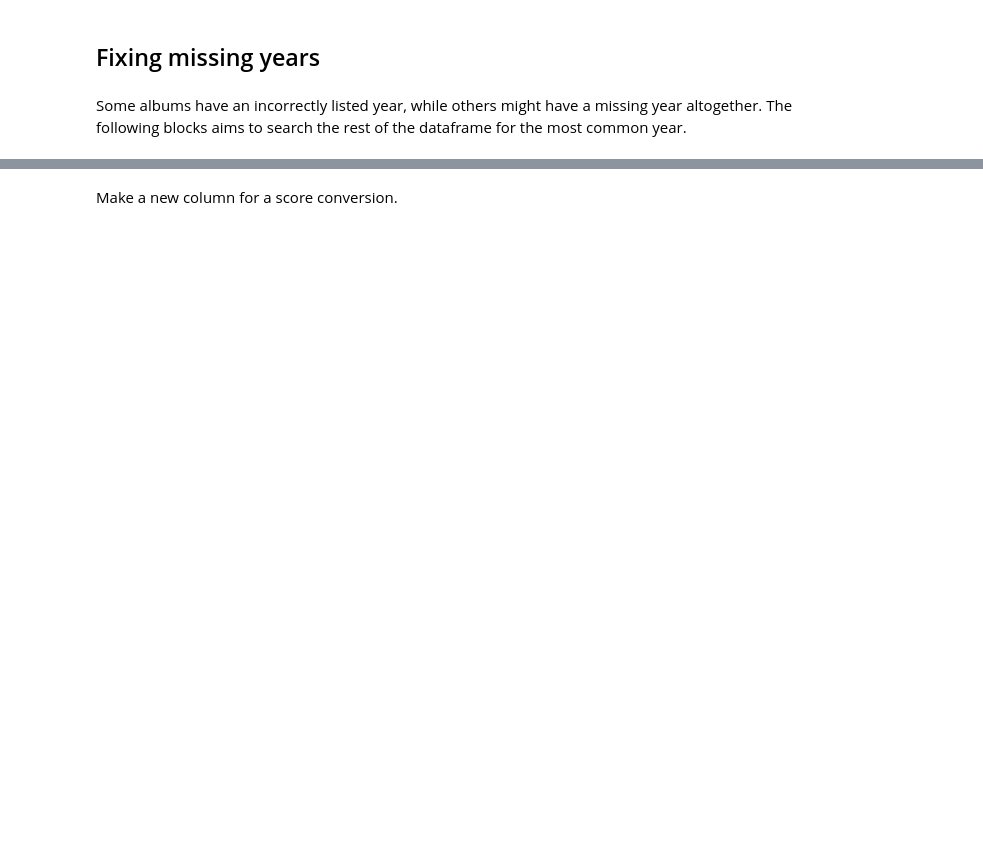
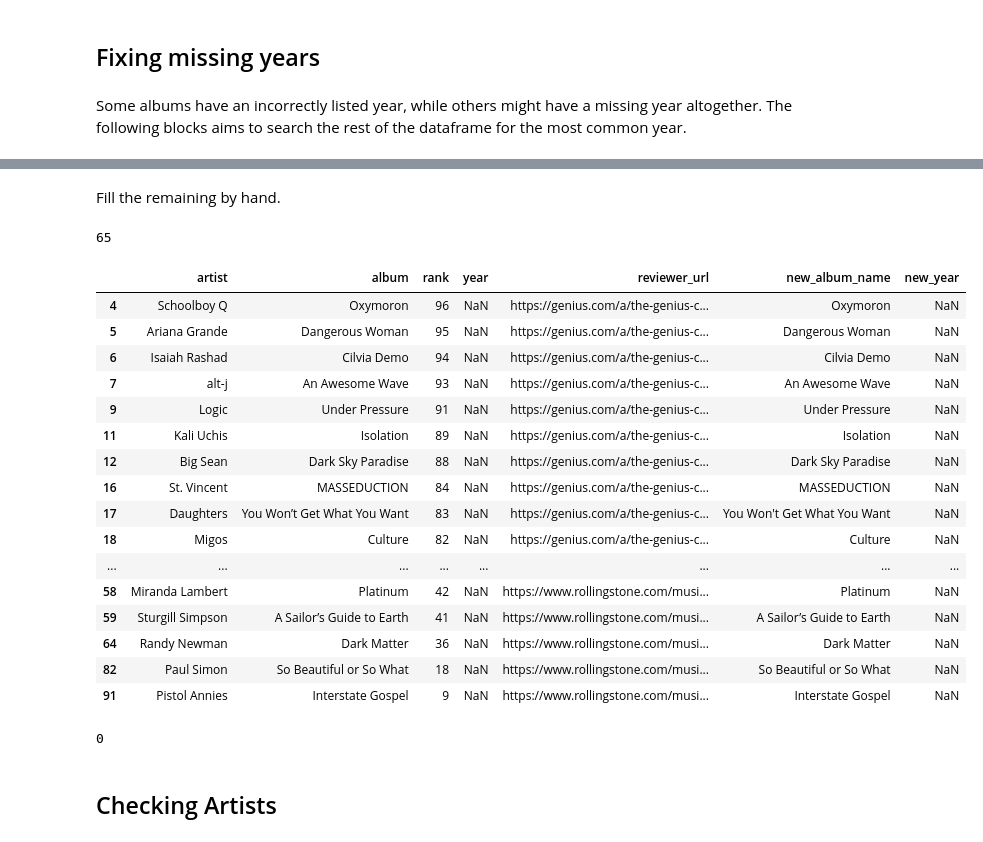
Before and after one commit to awray3/albums2010-2019, a Jupyter notebook: TopAlbums.ipynb, the cells around one changed output, grey strips where cells are left out. Saved outputs shown, nothing was run; the diff lists cells and outputs as text; code cells hidden in the pictures; blank space fills up the shorter version.

```diff
--- a/TopAlbums.ipynb
+++ b/TopAlbums.ipynb
@@ -472,9 +582,0 @@ def most_common(lst):
-# %%
-# temporary to deal with nan's
-albums['year'] = albums['year'].astype(float)
-
-#
-albums['most_common_year'] = albums.apply(
-    lambda row: most_common(get_year(row['album'])) if np.isnan(row['year']) else row['year'],
-    axis=1
-)
@@ -534,2 +583,50 @@ array(['Ratking', 'Wu Lyf', 'Jean Grae / Quelle Chris',
-# %% [markdown]
-Make a new column for a score conversion.
+# %%
+def most_common(lst):
+    """ Taken from
+    https://stackoverflow.com/questions/1518522/find-the-most-common-element-in-a-list
+    """
+    if lst:
+        return max(set(lst), key=lst.count)
+    else:
+        return np.nan
+
+def get_year(album, album_df=albums):
+
+    years = list(album_df.loc[album_df["new_album_name"] == album, "year"].dropna().unique())
+
+    if len(years) == 1:
+        return years[0]
+    elif len(years) > 1:
+        return most_common(years)
+    else:
+        return np.nan
+# %%
+albums['new_year'] = albums['year']
+
+albums.loc[albums['year'].isna(), 'new_year'] = albums.loc[albums['year'].isna(), "new_album_name"].apply(get_year)
+# %% [markdown]
+Fill the remaining by hand.
+# %%
+albums['new_year'].isna().sum()
+# %% [output]
+65
+# %%
+albums.loc[albums['new_year'].isna(), :]
+# %% [output]
+|  | artist | album | rank | year | reviewer_url | new_album_name | new_year |
+| 4 | Schoolboy Q | Oxymoron | 96 | NaN | https://genius.com/a/the-genius-c... | Oxymoron | NaN |
+| 5 | Ariana Grande | Dangerous Woman | 95 | NaN | https://genius.com/a/the-genius-c... | Dangerous Woman | NaN |
+| 6 | Isaiah Rashad | Cilvia Demo | 94 | NaN | https://genius.com/a/the-genius-c... | Cilvia Demo | NaN |
+| 7 | alt-j | An Awesome Wave | 93 | NaN | https://genius.com/a/the-genius-c... | An Awesome Wave | NaN |
+| 9 | Logic | Under Pressure | 91 | NaN | https://genius.com/a/the-genius-c... | Under Pressure | NaN |
+| 11 | Kali Uchis | Isolation | 89 | NaN | https://genius.com/a/the-genius-c... | Isolation | NaN |
+| 12 | Big Sean | Dark Sky Paradise | 88 | NaN | https://genius.com/a/the-genius-c... | Dark Sky Paradise | NaN |
+| 16 | St. Vincent | MASSEDUCTION | 84 | NaN | https://genius.com/a/the-genius-c... | MASSEDUCTION | NaN |
+| 17 | Daughters | You Won’t Get What You Want | 83 | NaN | https://genius.com/a/the-genius-c... | You Won't Get What You Want | NaN |
+| 18 | Migos | Culture | 82 | NaN | https://genius.com/a/the-genius-c... | Culture | NaN |
+| ... | ... | ... | ... | ... | ... | ... | ... |
+| 58 | Miranda Lambert | Platinum | 42 | NaN | https://www.rollingstone.com/musi... | Platinum | NaN |
+| 59 | Sturgill Simpson | A Sailor’s Guide to Earth | 41 | NaN | https://www.rollingstone.com/musi... | A Sailor’s Guide to Earth | NaN |
+| 64 | Randy Newman | Dark Matter | 36 | NaN | https://www.rollingstone.com/musi... | Dark Matter | NaN |
+| 82 | Paul Simon | So Beautiful or So What | 18 | NaN | https://www.rollingstone.com/musi... | So Beautiful or So What | NaN |
+| 91 | Pistol Annies | Interstate Gospel | 9 | NaN | https://www.rollingstone.com/musi... | Interstate Gospel | NaN |
@@ -535,0 +702,4 @@ Make a new column for a score conversion.
+# %%
+albums['new_year'].isna().sum()
+# %% [output]
+0
@@ -535,0 +708,2 @@ Make a new column for a score conversion.
+# %% [markdown]
+## Checking Artists
```
Also changed, not shown: parts of 50 cells of this notebook.
